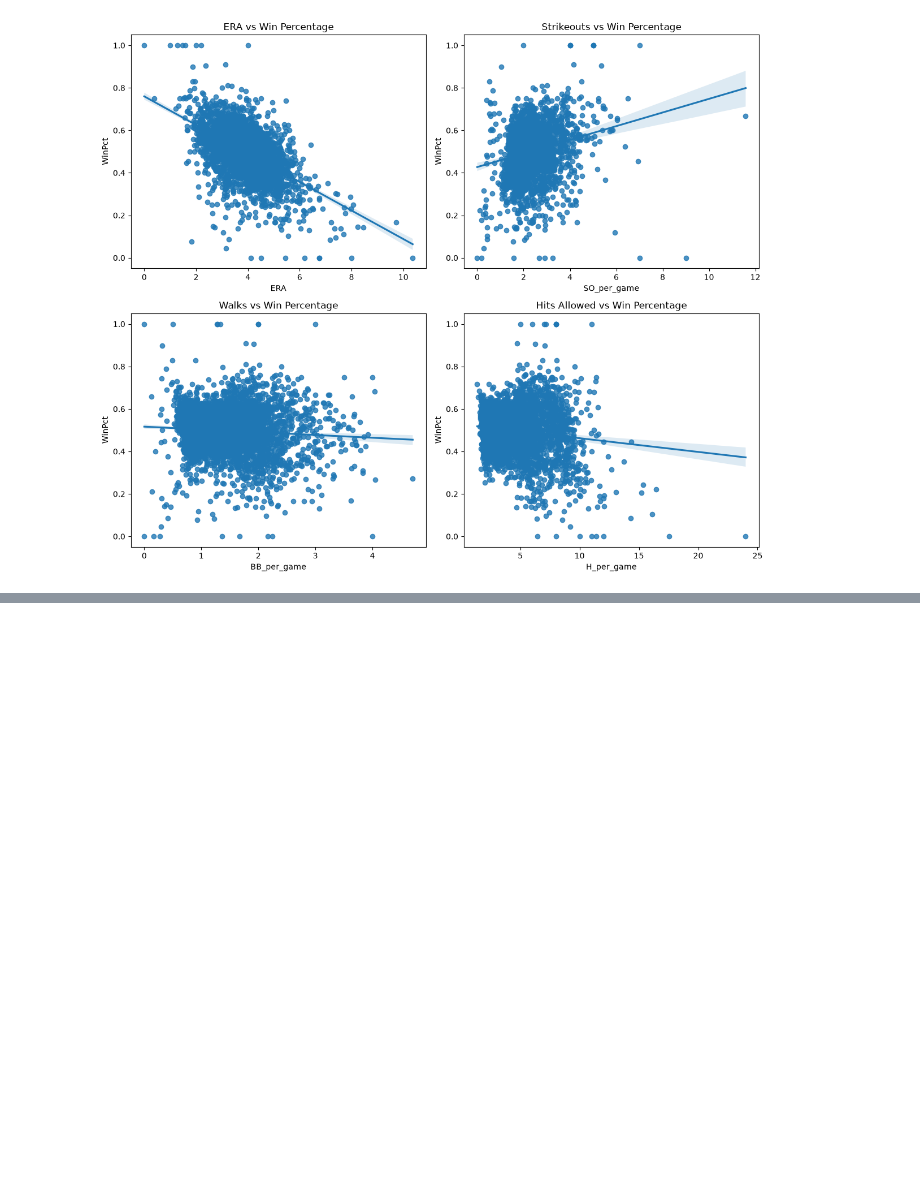
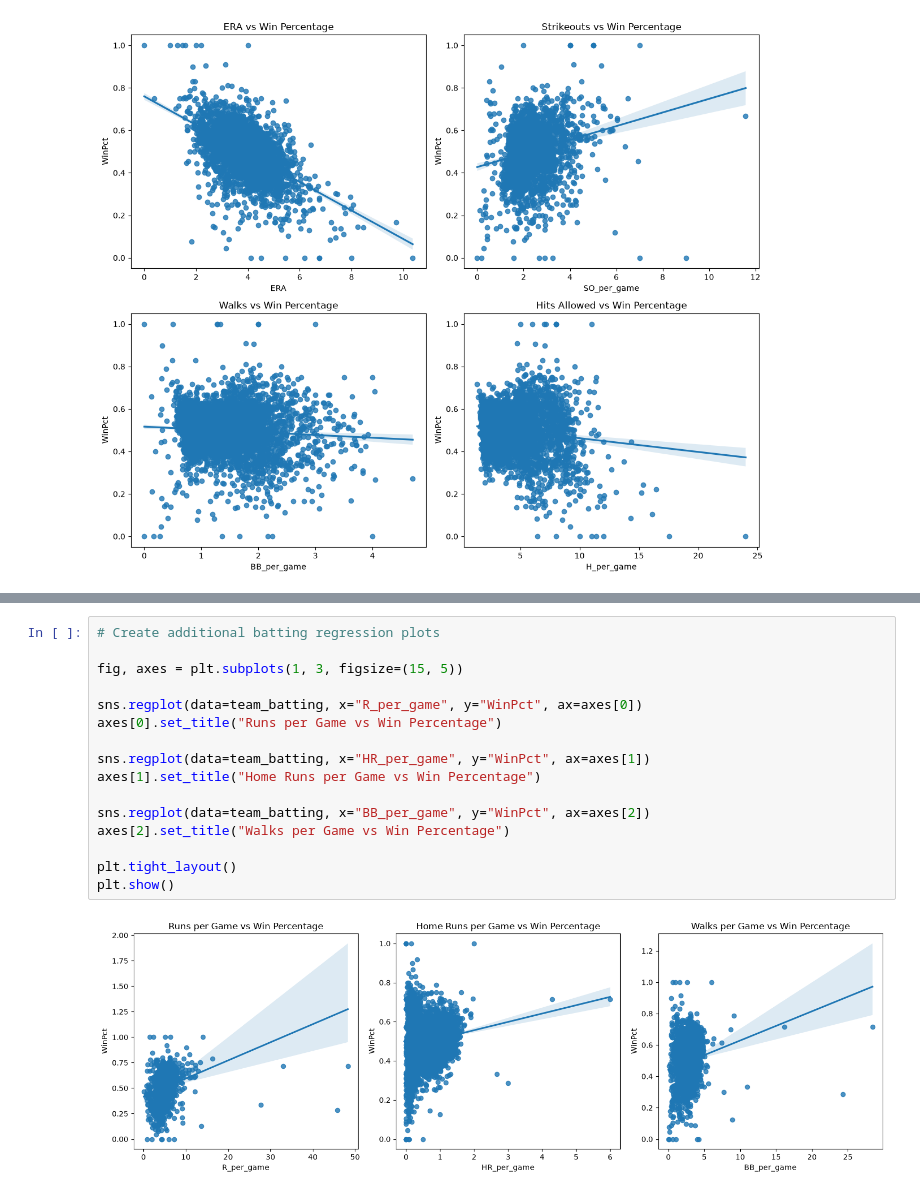
Before and after one commit to FirstTimeGaming/ISC-2310-Group-Project, a Jupyter notebook: project.ipynb, the cells around one changed output, grey strips where cells are left out. Drawn from its saved outputs; the diff is of its cells as text; blank space fills up the shorter version.

```diff
--- a/project.ipynb
+++ b/project.ipynb
@@ -258,0 +379,18 @@ plt.show()
+# %%
+# Create additional batting regression plots
+
+fig, axes = plt.subplots(1, 3, figsize=(15, 5))
+
+sns.regplot(data=team_batting, x="R_per_game", y="WinPct", ax=axes[0])
+axes[0].set_title("Runs per Game vs Win Percentage")
+
+sns.regplot(data=team_batting, x="HR_per_game", y="WinPct", ax=axes[1])
+axes[1].set_title("Home Runs per Game vs Win Percentage")
+
+sns.regplot(data=team_batting, x="BB_per_game", y="WinPct", ax=axes[2])
+axes[2].set_title("Walks per Game vs Win Percentage")
+
+plt.tight_layout()
+plt.show()
+# %% [output]
+[figure, added]
```
Also changed, not shown: parts of 4 cells of this notebook.
